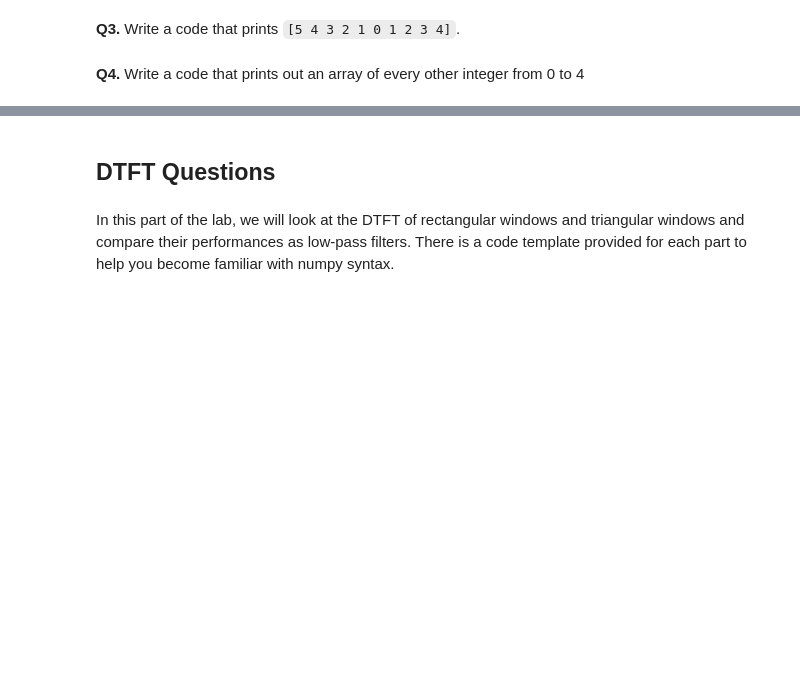
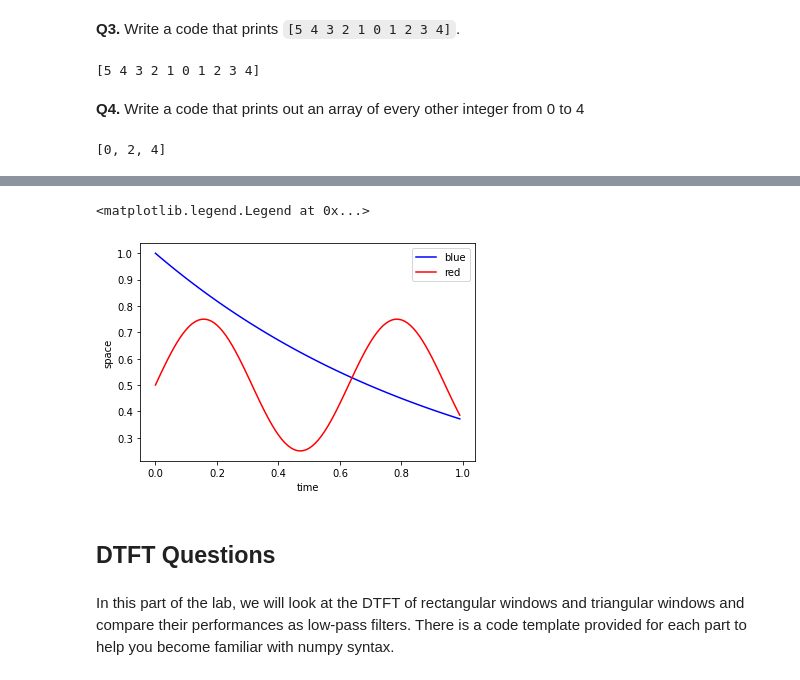
Before and after one commit to EE123-students/lab1-spring2023-rob, a Jupyter notebook: lab1-part1-dtft.ipynb, the cells around one changed output, grey strips where cells are left out. Saved outputs shown, nothing was run; the diff lists cells and outputs as text; code cells hidden in the pictures; blank space fills up the shorter version.

Commit message:
finally figured out how to do the first part of the lab. I am not completely sure if my spacing and shit is totally correct, but at least we finally have the ball rolling.

```diff
--- a/lab1-part1-dtft.ipynb
+++ b/lab1-part1-dtft.ipynb
@@ -39,10 +45,18 @@ __A2. Your answer here:__
 __Q3.__ Write a code that prints `[5 4 3 2 1 0 1 2 3 4]`.
 # %%
 # A3. Your code here:
+
+print("[5 4 3 2 1 0 1 2 3 4]")
+# %% [output]
+[5 4 3 2 1 0 1 2 3 4]
 # %% [markdown]
 __Q4.__ Write a code that prints out an array of every other integer from 0 to 4
 # %%
 # A4. Your code here:
+
+print(list(range(0,5,2)))
+# %% [output]
+[0, 2, 4]
 # %% [markdown]
 __Q5.__ Generate the same plot as in the following figure inline:
 
@@ -50,14 +64,22 @@ __Q5.__ Generate the same plot as in the following figure inline:
 # %%
 # A5.
 import numpy as np
 import matplotlib.pyplot as plt
 %matplotlib inline
 
 x = np.r_[:1:0.01] # if you don't specify a number before the colon, the starting index defaults to 0
 y1 = np.exp( -x )
 y2 = np.sin( x*10.0 )/4.0 + 0.5
 
 # Your code here:
+plt.plot(x, y1, label='blue', color="blue")
+plt.plot(x, y2, label='red', color="red")
+plt.xlabel("time")
+plt.ylabel("space")
+plt.legend()
+# %% [output]
+<matplotlib.legend.Legend at 0x...>
+[figure, added]
 # %% [markdown]
 ## DTFT Questions
 # %% [markdown]
```
Also changed, not shown: parts of 10 cells of this notebook, 2 other files.
